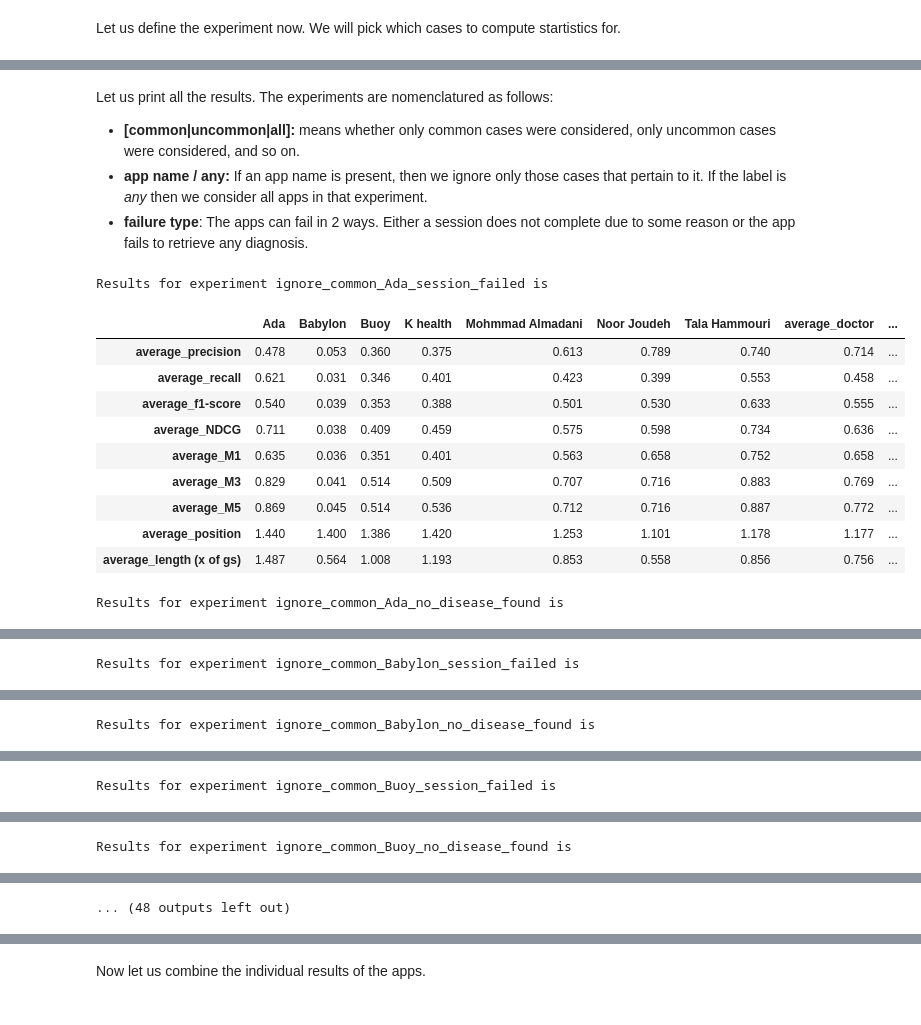
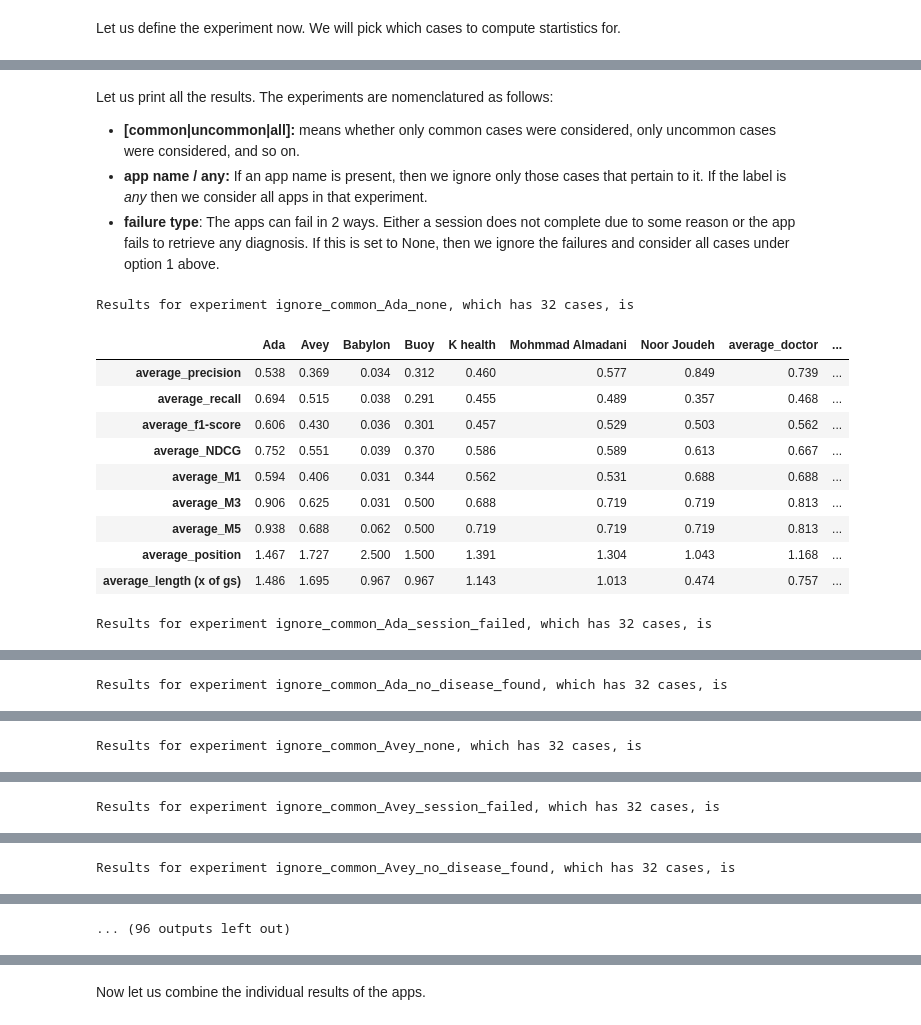
Before and after one commit to rimads/avey-paper, a Jupyter notebook: main.ipynb, the cells around one changed output, grey strips where cells are left out. Cells and saved outputs as stored; diff of their text form; code cells hidden in the pictures.

```diff
--- a/main.ipynb
+++ b/main.ipynb
@@ -9,34 +9,11 @@ import pandas as pd
 from collections import defaultdict
 import math
 import os
-# dirName = "results"
-
-# def loadData():
-#     data = {}
-#     for content in os.listdir(dirName):
-#         contentPath = os.path.join(dirName,content)
-#         if os.path.isfile(contentPath) and ".json" in content:
-#             with open(contentPath, "r", encoding='utf-8') as file:
-#                 data = {**data,**json.loads(file.read().replace("$",""))}
-
-#     raiseError = False
-#     for caseNum, case in data.items():
-#         if len(case) != 9:
-#             raiseError = True
-#             print(f"Case {caseNum} has only {sorted(list(case.keys()))}")
-
-#     if raiseError:
-#         raise ValueError
-
-#     for case in data.values():
-#         for app, result in case.items():
-#             case[app] = [r for r in result if r]
-
-#     return data
 
 def loadData(fileName):
     with open(f'{fileName}.json', 'r', encoding='utf-8') as file:
-        return json.load(file)
+        data = json.load(file)
+        return data
 
 def normalize(cases):
     for case in cases.values():
@@ -57,9 +34,13 @@ def getDataframe(case):
 # %%
 # We need to make all the differentials of the same length to ease comparison
 # We pad the lists with None
-data = loadData('allResults')
+# data = loadData('allResults')
+data = loadData('aveyAll')
+for caseNum, tests in data.items():
+    assert len(tests.keys()) == 10, f"app missing in case {caseNum}, {tests.keys()}"
+data = {k:v for k,v in data.items() if k in loadData('maram')}
 normalizedData = normalize(data)
-cases = {id: getDataframe(case) for id, case in normalizedData.items()}
+cases = {int(id): getDataframe(case) for id, case in normalizedData.items()}
 caseClassification = loadData('case-classification')
 f'We have {len(cases)} cases in the experiment.'
 # %% [output]
@@ -71,5 +52,5 @@ from IPython.display import display
 for caseNum, case in cases.items():
     print(f"Case number {caseNum}")
     display(case)
-    # break
+    break
 # %% [output]
@@ -337,25 +284,28 @@ for label, casesToConsider in experiments.items():
 Let us print all the results. The experiments are nomenclatured as follows:
 - **[common|uncommon|all]:** means whether only common cases were considered, only uncommon cases were considered, and so on.
 - **app name / any:** If an app name is present, then we ignore only those cases that pertain to it. If the label is *any* then we consider all apps in that experiment.
-- **failure type**: The apps can fail in 2 ways. Either a session does not complete due to some reason or the app fails to retrieve any diagnosis.
+- **failure type**: The apps can fail in 2 ways. Either a session does not complete due to some reason or the app fails to retrieve any diagnosis. If this is set to None, then we ignore the failures and consider all cases under option 1 above.
 # %%
-def displayResults(results):
+def displayResults(results,printNumCases=True):
     for label, result in results.items():
         result.to_csv(f'stats/{label}.json',sep=';')
-        print(f'Results for experiment {label} is')
+        if printNumCases:
+            print(f'Results for experiment {label}, which has {len(set(experiments[label]) & set(scores.keys()))} cases, is')
+        else:
+            print(f'Results for experiment {label} is')
         display(result)
 
 displayResults({key:val for key, val in results.items() if 'any' not in key})
 # %% [output]
-Results for experiment ignore_common_Ada_session_failed is
+Results for experiment ignore_common_Ada_none, which has 32 cases, is
-|  | Ada | Babylon | Buoy | K health | Mohmmad Almadani | Noor Joudeh | Tala Hammouri | average_doctor | ... |
-| average_precision | 0.478 | 0.053 | 0.360 | 0.375 | 0.613 | 0.789 | 0.740 | 0.714 | ... |
-| average_recall | 0.621 | 0.031 | 0.346 | 0.401 | 0.423 | 0.399 | 0.553 | 0.458 | ... |
-| average_f1-score | 0.540 | 0.039 | 0.353 | 0.388 | 0.501 | 0.530 | 0.633 | 0.555 | ... |
-| average_NDCG | 0.711 | 0.038 | 0.409 | 0.459 | 0.575 | 0.598 | 0.734 | 0.636 | ... |
-| average_M1 | 0.635 | 0.036 | 0.351 | 0.401 | 0.563 | 0.658 | 0.752 | 0.658 | ... |
-| average_M3 | 0.829 | 0.041 | 0.514 | 0.509 | 0.707 | 0.716 | 0.883 | 0.769 | ... |
-| average_M5 | 0.869 | 0.045 | 0.514 | 0.536 | 0.712 | 0.716 | 0.887 | 0.772 | ... |
-| average_position | 1.440 | 1.400 | 1.386 | 1.420 | 1.253 | 1.101 | 1.178 | 1.177 | ... |
-| average_length (x of gs) | 1.487 | 0.564 | 1.008 | 1.193 | 0.853 | 0.558 | 0.856 | 0.756 | ... |
+|  | Ada | Avey | Babylon | Buoy | K health | Mohmmad Almadani | Noor Joudeh | average_doctor | ... |
+| average_precision | 0.538 | 0.369 | 0.034 | 0.312 | 0.460 | 0.577 | 0.849 | 0.739 | ... |
+| average_recall | 0.694 | 0.515 | 0.038 | 0.291 | 0.455 | 0.489 | 0.357 | 0.468 | ... |
+| average_f1-score | 0.606 | 0.430 | 0.036 | 0.301 | 0.457 | 0.529 | 0.503 | 0.562 | ... |
+| average_NDCG | 0.752 | 0.551 | 0.039 | 0.370 | 0.586 | 0.589 | 0.613 | 0.667 | ... |
+| average_M1 | 0.594 | 0.406 | 0.031 | 0.344 | 0.562 | 0.531 | 0.688 | 0.688 | ... |
+| average_M3 | 0.906 | 0.625 | 0.031 | 0.500 | 0.688 | 0.719 | 0.719 | 0.813 | ... |
+| average_M5 | 0.938 | 0.688 | 0.062 | 0.500 | 0.719 | 0.719 | 0.719 | 0.813 | ... |
+| average_position | 1.467 | 1.727 | 2.500 | 1.500 | 1.391 | 1.304 | 1.043 | 1.168 | ... |
+| average_length (x of gs) | 1.486 | 1.695 | 0.967 | 0.967 | 1.143 | 1.013 | 0.474 | 0.757 | ... |
-Results for experiment ignore_common_Ada_no_disease_found is
+Results for experiment ignore_common_Ada_session_failed, which has 32 cases, is
@@ -372 +322 @@ Results for experiment ignore_common_Ada_no_disease_found is
-Results for experiment ignore_common_Babylon_session_failed is
+Results for experiment ignore_common_Ada_no_disease_found, which has 32 cases, is
@@ -383 +333 @@ Results for experiment ignore_common_Babylon_session_failed is
-Results for experiment ignore_common_Babylon_no_disease_found is
+Results for experiment ignore_common_Avey_none, which has 32 cases, is
@@ -394 +344 @@ Results for experiment ignore_common_Babylon_no_disease_found is
-Results for experiment ignore_common_Buoy_session_failed is
+Results for experiment ignore_common_Avey_session_failed, which has 32 cases, is
@@ -405 +355 @@ Results for experiment ignore_common_Buoy_session_failed is
-Results for experiment ignore_common_Buoy_no_disease_found is
+Results for experiment ignore_common_Avey_no_disease_found, which has 32 cases, is
@@ -416,4 +366,4 @@ Results for experiment ignore_common_Buoy_no_disease_found is
-... (48 outputs left out)
+... (96 outputs left out)
 # %%
 displayResults({key:val for key, val in results.items() if 'any' in key})
 # %% [output]
```
Also changed, not shown: parts of 6 cells of this notebook, 48 other files.
